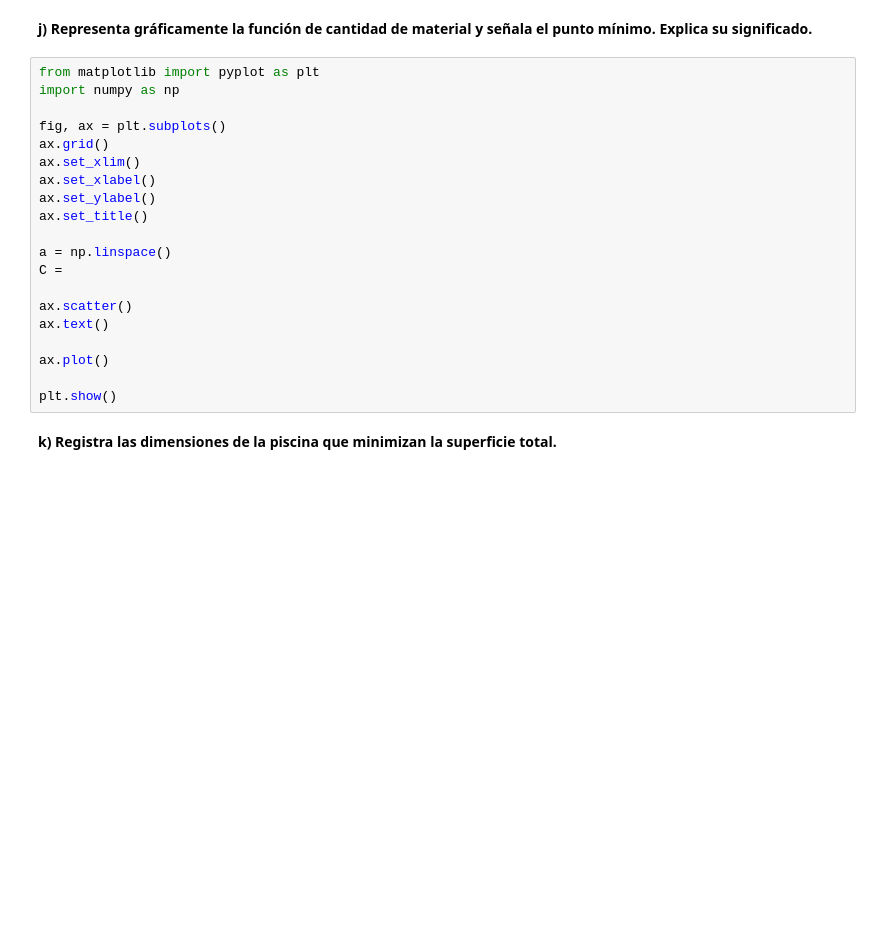
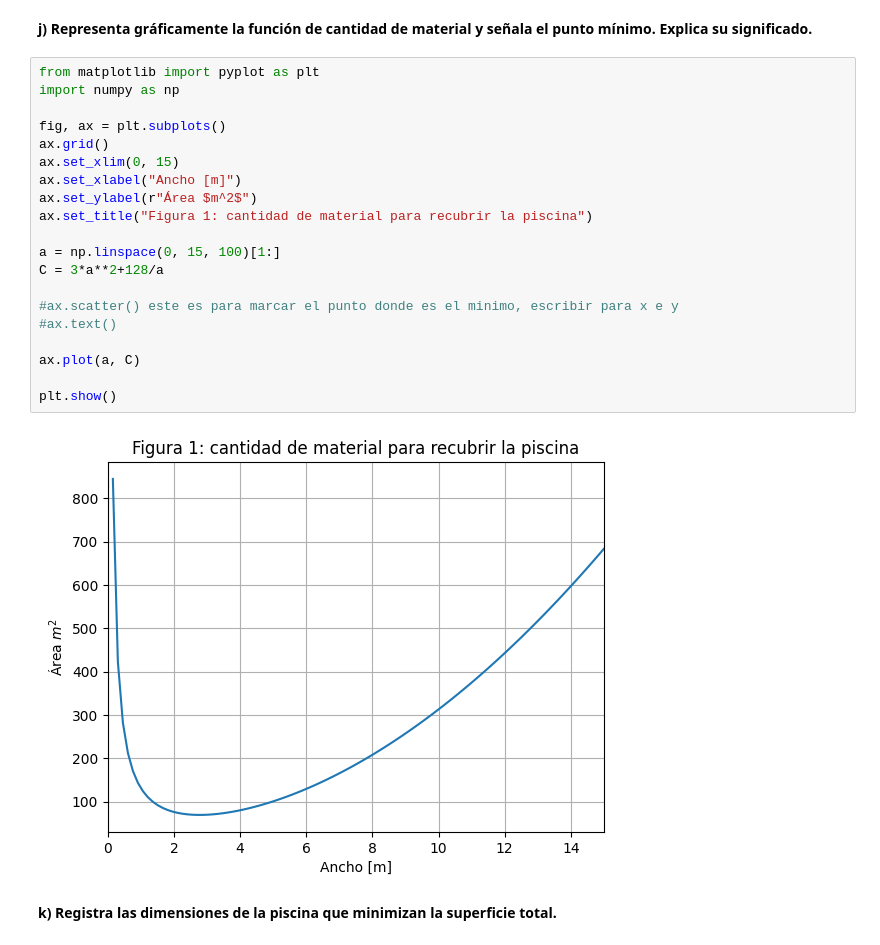
Before and after one commit to Luis1161/Nuevo-c-digo, a Jupyter notebook: Laboratorio_Optimizacion_Inicio.ipynb, the cells around one changed output. Saved outputs shown, nothing was run; the diff lists cells and outputs as text; blank space fills up the shorter version.

```diff
--- a/Laboratorio_Optimizacion_Inicio.ipynb
+++ b/Laboratorio_Optimizacion_Inicio.ipynb
@@ -113,23 +113,25 @@ raices
 # %%
 from matplotlib import pyplot as plt
 import numpy as np
 
 fig, ax = plt.subplots()
 ax.grid()
-ax.set_xlim()
-ax.set_xlabel()
-ax.set_ylabel()
-ax.set_title()
+ax.set_xlim(0, 15)
+ax.set_xlabel("Ancho [m]")
+ax.set_ylabel(r"Área $m^2$")
+ax.set_title("Figura 1: cantidad de material para recubrir la piscina")
 
-a = np.linspace()
-C =
+a = np.linspace(0, 15, 100)[1:]
+C = 3*a**2+128/a
 
-ax.scatter()
-ax.text()
+#ax.scatter() este es para marcar el punto donde es el minimo, escribir para x e y
+#ax.text()
 
-ax.plot()
+ax.plot(a, C)
 
 plt.show()
+# %% [output]
+[figure, added]
 # %% [markdown]
 **k) Registra las dimensiones de la piscina que minimizan la superficie total.**
 # %% [markdown]
```
Also changed, not shown: parts of 2 cells of this notebook.
